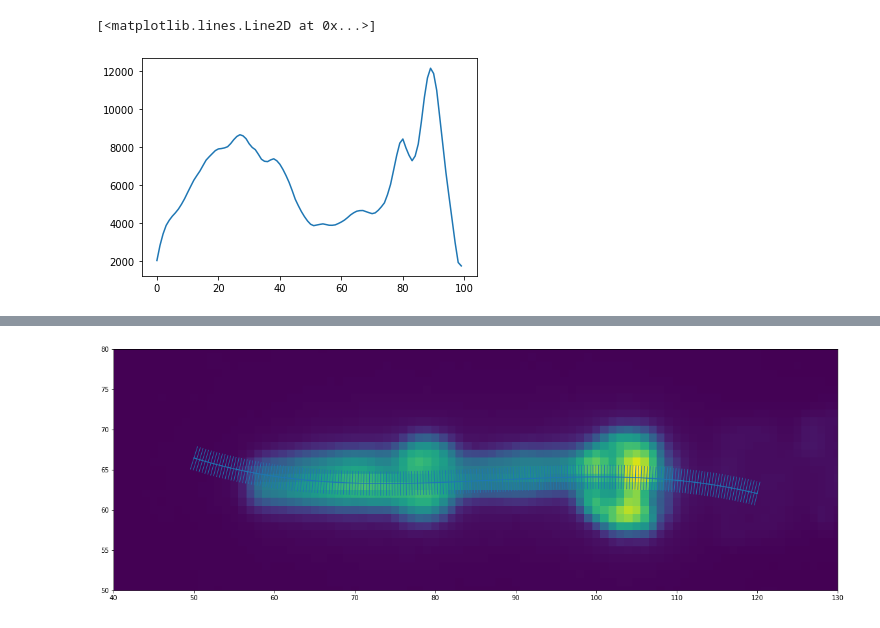
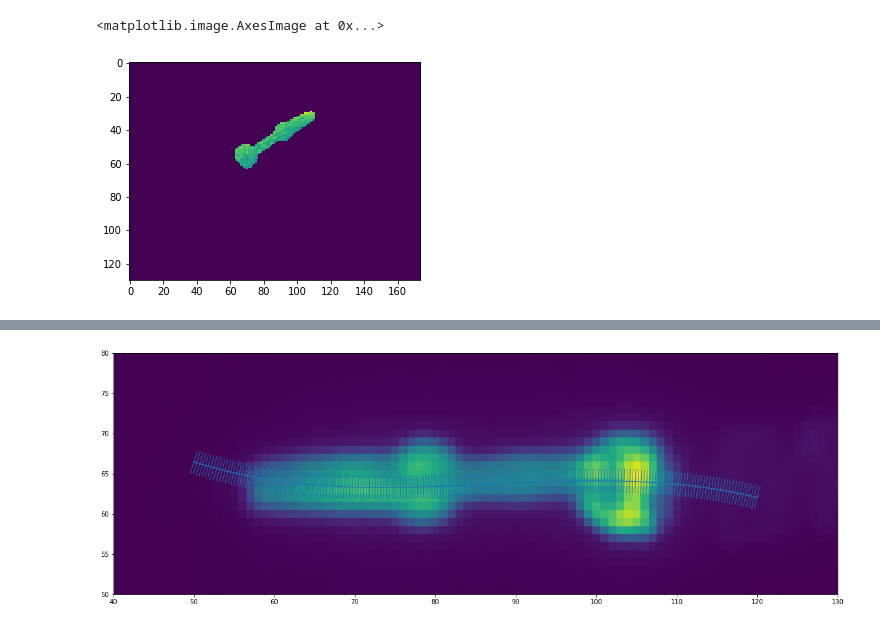
Before and after one commit to ApfeldLab/pharynx_redox, a Jupyter notebook: python/notebooks/playground.ipynb, the cells around one changed output, grey strips where cells are left out. Drawn from its saved outputs; the diff is of its cells as text; code cells hidden in the pictures.

```diff
--- a/python/notebooks/playground.ipynb
+++ b/python/notebooks/playground.ipynb
@@ -16,8 +16,12 @@ from scipy.signal import find_peaks
 from pprint import pprint
 from pathlib import Path
 from skimage import io as skio
+import matplotlib.patches as patches
 
 from scipy.spatial import distance
+
+import logging
+logging.basicConfig(format='%(asctime)s %(levelname)s:%(message)s', level=logging.INFO, datefmt='%I:%M:%S')
 
 reload(pio);
 reload(ip);
@@ -25,15 +29,5 @@ reload(experiment);
 reload(plots);
 
 dir_path = Path(
-    "/Users/sean/code/wormAnalysis/data/paired_ratio_minimal/2019_04_03_ASI_ablation"
+    "/Users/sean/code/wormAnalysis/data/paired_ratio/2019_04_03_ASI_ablation"
 )
-imaging_scheme = "TL/470/410/470/410"
-
-img_path = str(dir_path.joinpath(dir_path.stem + '.tif'))
-strain_map_path = str(dir_path.joinpath(dir_path.stem + '-indexer.csv'))
-
-strains = pio.load_strain_map_from_disk(strain_map_path)
-
-ex = experiment.PairExperiment(img_path, imaging_scheme, strains)
-
-plt.plot(ex.raw_intensity_data.sel(wavelength='410', pair=0).T);
@@ -48,0 +34,3 @@ plt.plot(ex.trimmed_intensity_data.sel(wavelength='410', pair=0).T, alpha=0.1, c
+# %%
+ex = experiment.PairExperiment(dir_path,"TL/470/410/470/410")
+ex.full_pipeline()
@@ -48,0 +73,12 @@ plt.plot(ex.trimmed_intensity_data.sel(wavelength='410', pair=0).T, alpha=0.1, c
+# %%
+ref_wvl = '410'
+
+for animal_idx in np.arange(ex.seg_images.strain.size):
+    for wvl_idx in np.arange(ex.seg_images.wavelength.size):
+        for pair in ex.seg_images.pair:
+            ref_seg = ex.seg_images.sel(wavelength=ref_wvl, pair=pair).isel(strain=animal_idx)
+            img = ex.raw_image_data.sel(wavelength=wvl, pair=pair).isel(strain=animal_idx)
+
+            masked = ref_seg * img
+
+            ex.raw_image_data[animal_idx, wvl_idx, pair] = masked
@@ -49,5 +88,5 @@ plt.plot(ex.trimmed_intensity_data.sel(wavelength='410', pair=0).T, alpha=0.1, c
 # %%
-plt.plot(ex.trimmed_intensity_data.sel(wavelength='410', pair=0).isel(strain=0))
+plt.imshow((ex.raw_image_data).sel(wavelength='470', pair=0).isel(strain=3))
 # %% [output]
-[<matplotlib.lines.Line2D at 0x...>]
+<matplotlib.image.AxesImage at 0x...>
-[figure, old version]
+[figure, new version]
```
Also changed, not shown: parts of 10 cells of this notebook, 17 other files.
